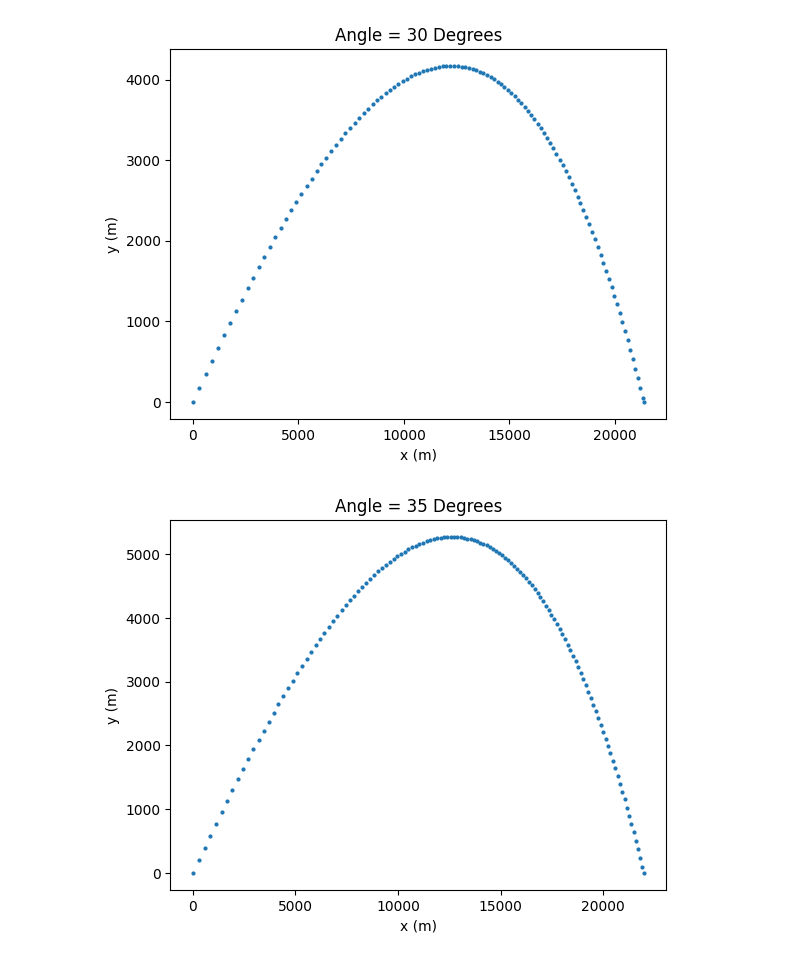
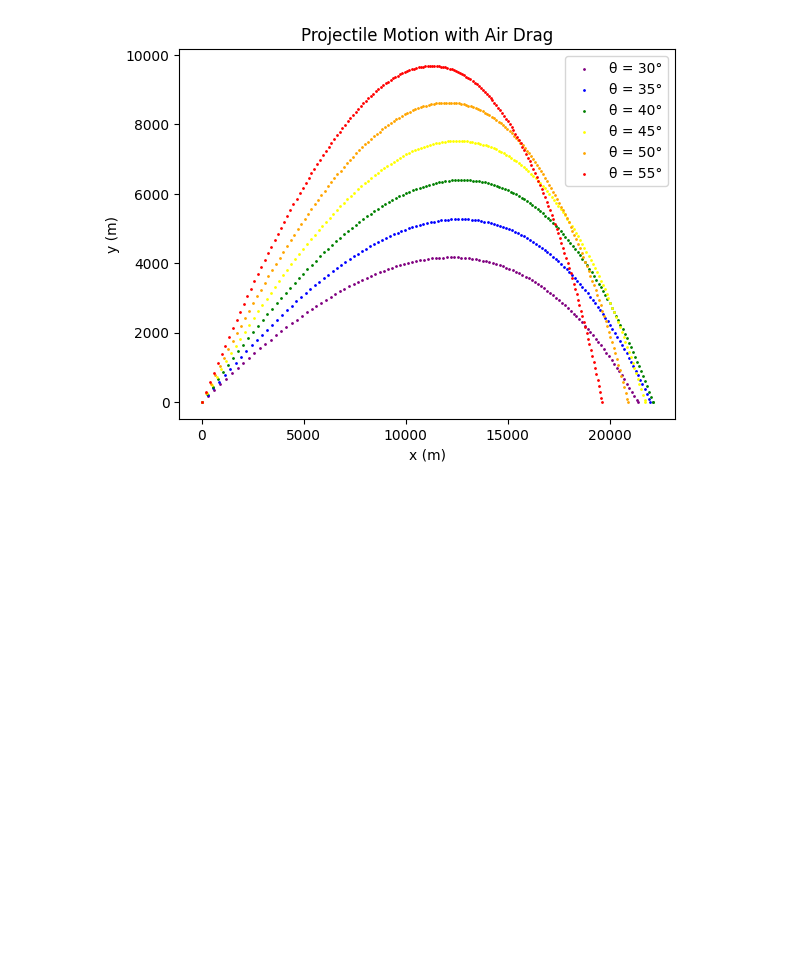
Before and after one commit to ubsuny/23-Homework3G5, a Jupyter notebook: projectile_motion.ipynb, the cells around one changed output. Drawn from its saved outputs; the diff is of its cells as text; code cells hidden in the pictures; blank space fills up the shorter version.

```diff
--- a/projectile_motion.ipynb
+++ b/projectile_motion.ipynb
@@ -5,43 +5,50 @@ import math
 import matplotlib.pyplot as plt
 
 
 g = 9.81 # m / s^2
 dt = 0.5
 x_start = 0
 y_start = 0
 const = 4*(10**-5) # 1 / meter
 v_initial = 700 # meters per second
 angle_degree = [30,35,40,45,50,55]
 angle = [math.radians(degrees) for degrees in angle_degree]
-p_list = []
-k = 0
-for j in angle:
 
-  vx = v_initial*math.cos(j)
-  vy = v_initial*math.sin(j)
+x_list=[]
+y_list=[]
+
+for j in range(len(angle)):
+
+  vx = v_initial*math.cos(angle[j])
+  vy = v_initial*math.sin(angle[j])
 
   x=[x_start]
   y=[y_start]
 
   i = 0
 
   while y[-1]>=0:
     x.append(x[i]+vx*dt)
     y.append(y[i]+vy*dt)
     vx=vx-const*dt*vx*math.sqrt((vx**2)+(vy**2))
     vy=vy-dt*(g+const*vy*math.sqrt((vx**2)+(vy**2)))
     i=i+1
 
   r = -y[-2]/y[-1]
   x[-1] = (x[-2]+r*x[-1])/(r+1)
   y[-1]=0.0
 
-  plt.scatter(x,y, s=4)
-  plt.xlabel('x (m)')
-  plt.ylabel('y (m)')
-  plt.title('Angle = {} Degrees'.format(angle_degree[k]))
-  plt.show()
-  k=k+1
+  x_list.append(x)
+  y_list.append(y)
+
+colours=["purple","blue","green","yellow","orange","red"]
+plt.figure() # In this example, all the plots will be in one figure.
+for i in range(len(x_list)):
+    plt.scatter(x_list[i],y_list[i],c=colours[i],s=1,label='θ = {}°'.format(angle_degree[i]))
+plt.xlabel('x (m)')
+plt.ylabel('y (m)')
+plt.legend()
+plt.title("Projectile Motion with Air Drag")
+plt.show()
 # %% [output]
-[figure, old version]
+[figure, new version]
-[figure, removed]
```
Also changed, not shown: parts of 1 cell of this notebook.
